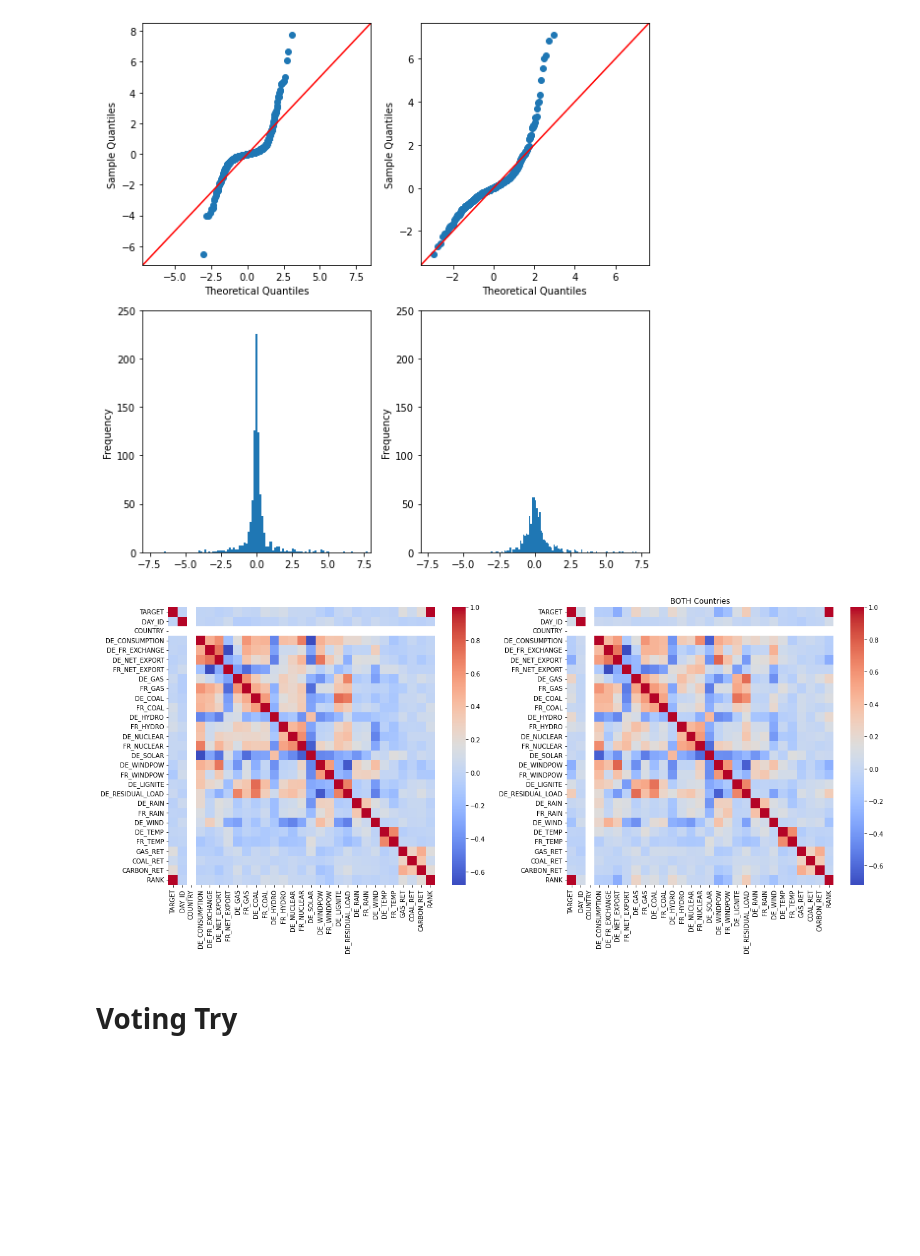
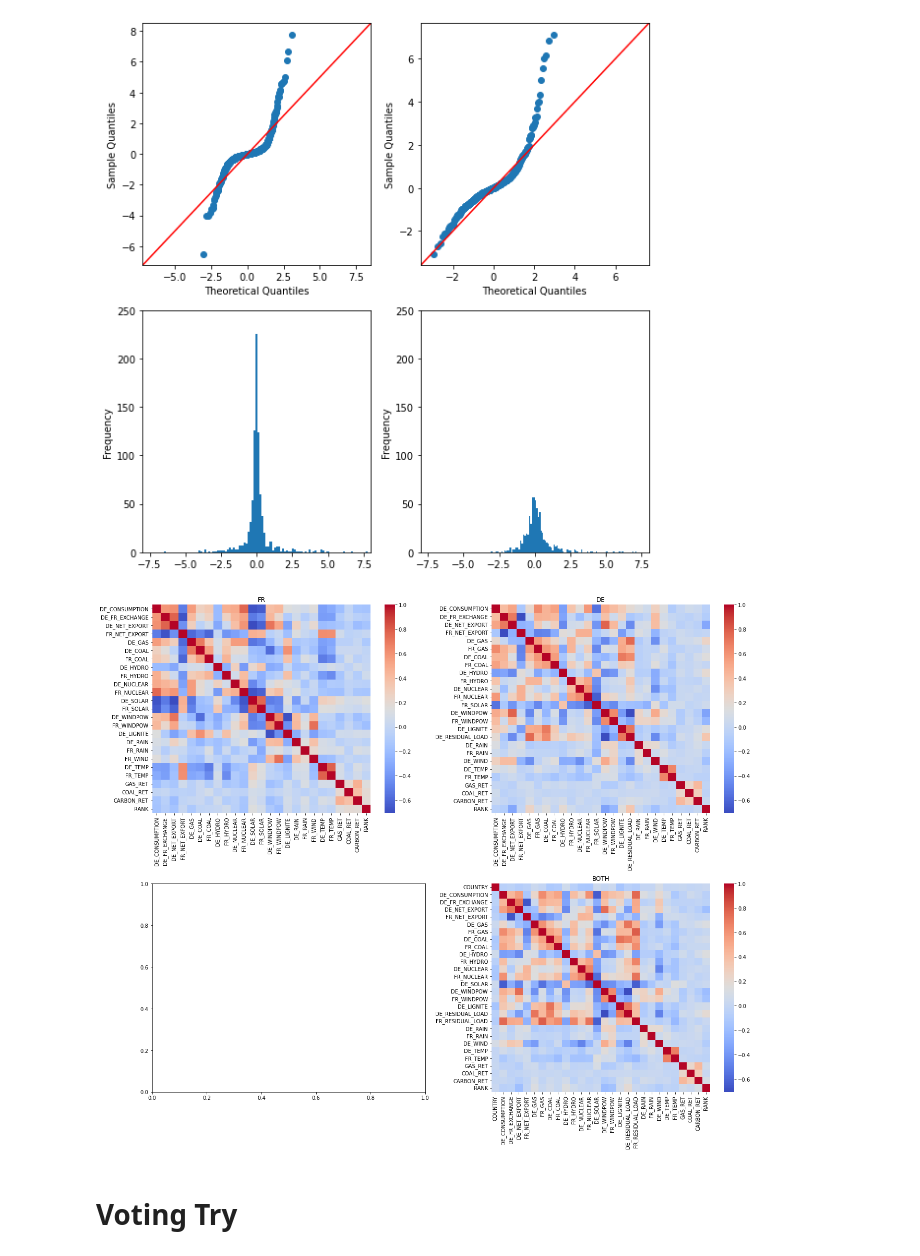
Before and after one commit to chantomkit/QRT2023, a Jupyter notebook: eda.ipynb, the cells around one changed output. Saved outputs shown, nothing was run; the diff lists cells and outputs as text; code cells hidden in the pictures; blank space fills up the shorter version.

```diff
--- a/eda.ipynb
+++ b/eda.ipynb
@@ -164,3 +225,8 @@ plt.show()
+# %%
+# drop_cols_fr = ["FR_CONSUMPTION", "FR_DE_EXCHANGE", "DE_NET_IMPORT", "FR_NET_IMPORT", "FR_SOLAR", "DE_WIND"]
+drop_cols_fr = ["FR_CONSUMPTION", "FR_RESIDUAL_LOAD", "FR_GAS", "FR_DE_EXCHANGE", "DE_NET_IMPORT", "FR_NET_IMPORT", "DE_RESIDUAL_LOAD", "DE_WIND"]
+drop_cols_de = ["FR_RESIDUAL_LOAD", "FR_CONSUMPTION", "FR_DE_EXCHANGE", "DE_NET_IMPORT", "FR_NET_IMPORT", "DE_SOLAR", "FR_WIND"]
+drop_cols_both = ["FR_CONSUMPTION", "FR_DE_EXCHANGE", "DE_NET_IMPORT", "FR_NET_IMPORT", "FR_SOLAR", "FR_WIND"]
 # %%
 fr_target = full_train.loc[full_train.COUNTRY==0,"TARGET"]
 de_target = full_train.loc[full_train.COUNTRY==1,"TARGET"]
@@ -203,15 +254,12 @@ KstestResult(statistic=0.1354348465715022, pvalue=2.5096221059062174e-06)
 fr and de are statistically significant that they are two different distributions
 [figure]
 # %%
-fe1_train = fe1_train.sort_values("DAY_ID")
-fe1_train['RANK'] = fe1_train.TARGET.rank()
-
 drop_X_dict = {
-    'fr': ["TARGET", "DAY_ID", "RANK", "COUNTRY"],
-    'de': ["TARGET", "DAY_ID", "RANK", "COUNTRY"],
-    'both': ["TARGET", "DAY_ID", "RANK"]
+    'fr': drop_cols_fr + ["TARGET", "DAY_ID", "RANK", "COUNTRY"],
+    'de': drop_cols_de + ["TARGET", "DAY_ID", "RANK", "COUNTRY"],
+    'both': drop_cols_both + ["TARGET", "DAY_ID", "RANK"]
 }
-ds = RegionalDatasets(fe1_train, exclude_X_cols_by_region=drop_X_dict, y_col='RANK')
+ds = RegionalDatasets(fe1_train, dfr=df_single_day, exclude_X_cols_by_region=drop_X_dict, y_col='RANK', valid_ratio=0.2, holdout_ratio=0.2)
 # ds = RegionalDatasets(fe1_train, exclude_X_cols_by_region=drop_X_dict, y_col='TARGET')
 ds_X_y_dict = ds.to_dict()
 # %%
@@ -223,15 +271,24 @@ drop_X_dict_test = {
 
 ds_test = RegionalDatasets(X_test, exclude_X_cols_by_region=drop_X_dict_test)
 ds_test_X_y_dict = ds_test.to_dict()
-# %%
-fig, axs = plt.subplots(1, 2, figsize=(18,8))
-ax = sns.heatmap(ds.dataset_fr.dtrain.corr(method="spearman"), cmap='coolwarm', ax=axs[0])
-ax = sns.heatmap(ds.dataset_de.dtrain.corr(method="spearman"), cmap='coolwarm', ax=axs[1])
-plt.tight_layout()
-plt.title("BOTH Countries")
-plt.show()
-# %% [output]
-[figure, removed]
+# %%
+fig, axs = plt.subplots(2, 2, figsize=(18,15))
+# tmp = ds.dataset_fr.X_train.join(ds.dataset_fr.y_train).join(ds.dataset_fr.dtrain.TARGET)
+tmp = ds.dataset_fr.dfull.drop(drop_cols_fr+["TARGET", 'DAY_ID', 'COUNTRY'], axis=1)
+ax = sns.heatmap(tmp.corr(method="pearson"), cmap='coolwarm', ax=axs[0][0])
+axs[0][0].set_title("FR")
+
+tmp = ds.dataset_de.dfull.drop(drop_cols_de+["TARGET", 'DAY_ID', 'COUNTRY'], axis=1)
+ax = sns.heatmap(tmp.corr(method="pearson"), cmap='coolwarm', ax=axs[0][1])
+axs[0][1].set_title("DE")
+
+tmp = ds.dataset_full.dfull.drop(drop_cols_both+["TARGET", 'DAY_ID'], axis=1)
+ax = sns.heatmap(tmp.corr(method="pearson"), cmap='coolwarm', ax=axs[1][1])
+axs[1][1].set_title("BOTH")
+fig.tight_layout()
+plt.show()
+# %% [output]
+[figure, added]
 # %% [markdown]
 # Voting Try
 # %%
```
Also changed, not shown: parts of 39 cells of this notebook, 3 other files.
